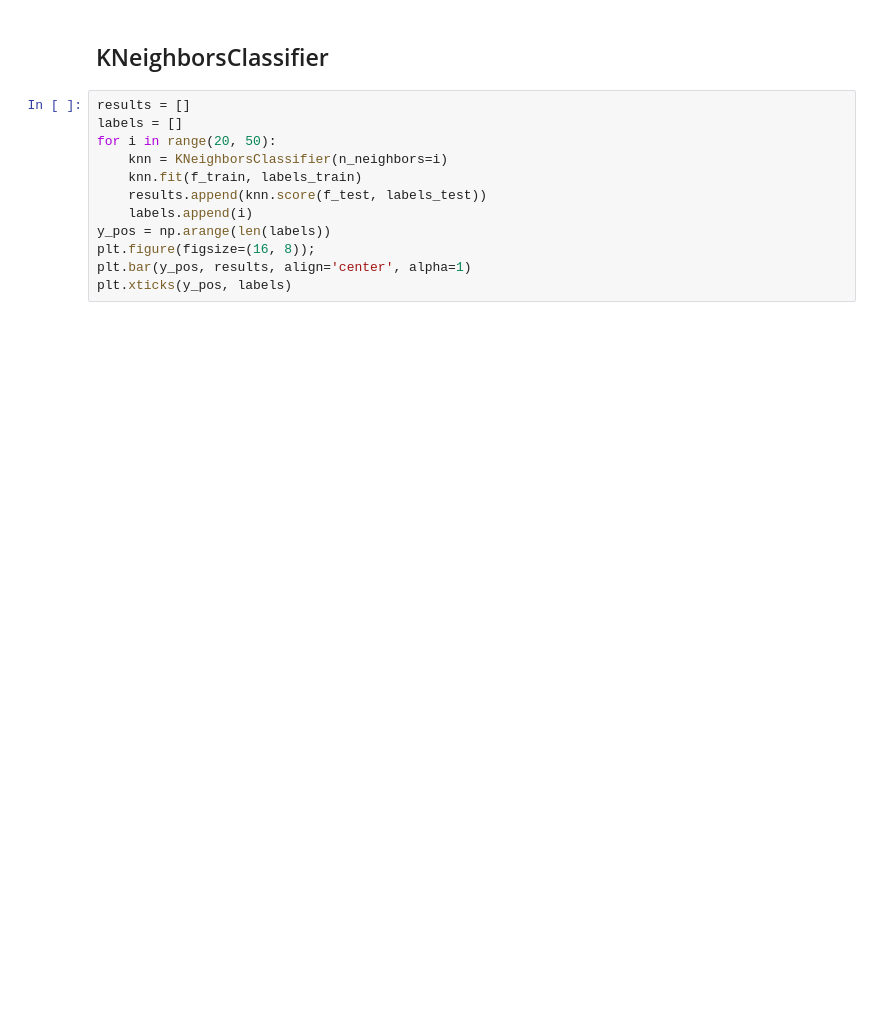
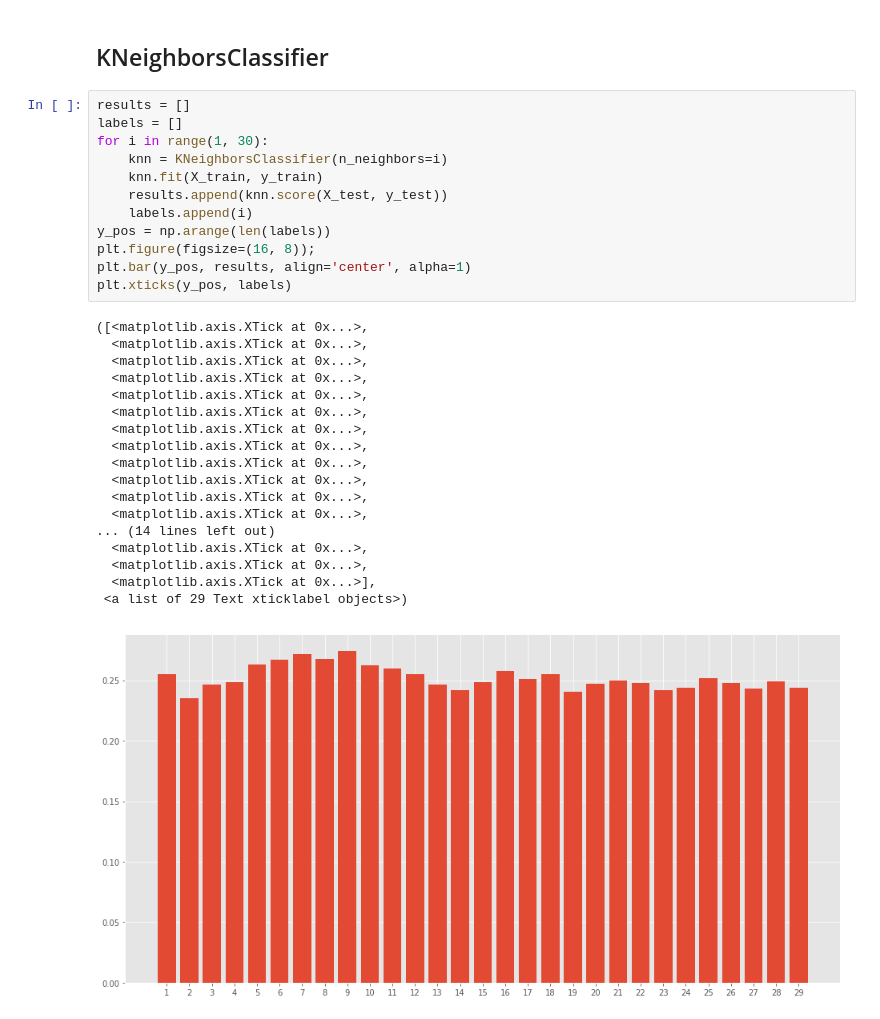
Before and after one commit to SanderVanAndel/ADS-MachineLearning, a Jupyter notebook: Discovery.ipynb, the cells around one changed output. Saved outputs shown, nothing was run; the diff lists cells and outputs as text; blank space fills up the shorter version.

```diff
--- a/Discovery.ipynb
+++ b/Discovery.ipynb
@@ -277,12 +240,31 @@ print(reduce(lambda x, y: x + y, accuracy_scores) / len(accuracy_scores))
 # %%
 results = []
 labels = []
-for i in range(20, 50):
+for i in range(1, 30):
     knn = KNeighborsClassifier(n_neighbors=i)
-    knn.fit(f_train, labels_train)
-    results.append(knn.score(f_test, labels_test))
+    knn.fit(X_train, y_train)
+    results.append(knn.score(X_test, y_test))
     labels.append(i)
 y_pos = np.arange(len(labels))
 plt.figure(figsize=(16, 8));
 plt.bar(y_pos, results, align='center', alpha=1)
 plt.xticks(y_pos, labels)
+# %% [output]
+([<matplotlib.axis.XTick at 0x...>,
+  <matplotlib.axis.XTick at 0x...>,
+  <matplotlib.axis.XTick at 0x...>,
+  <matplotlib.axis.XTick at 0x...>,
+  <matplotlib.axis.XTick at 0x...>,
+  <matplotlib.axis.XTick at 0x...>,
+  <matplotlib.axis.XTick at 0x...>,
+  <matplotlib.axis.XTick at 0x...>,
+  <matplotlib.axis.XTick at 0x...>,
+  <matplotlib.axis.XTick at 0x...>,
+  <matplotlib.axis.XTick at 0x...>,
+  <matplotlib.axis.XTick at 0x...>,
+... (14 lines left out)
+  <matplotlib.axis.XTick at 0x...>,
+  <matplotlib.axis.XTick at 0x...>,
+  <matplotlib.axis.XTick at 0x...>],
+ <a list of 29 Text xticklabel objects>)
+[figure, added]
```
Also changed, not shown: parts of 11 cells of this notebook.
